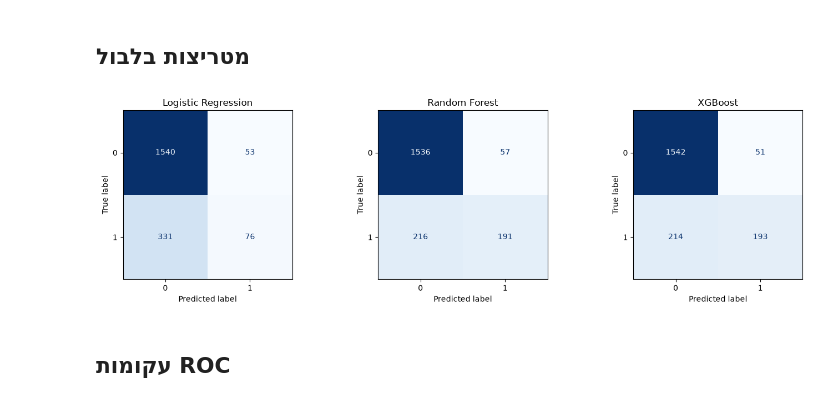
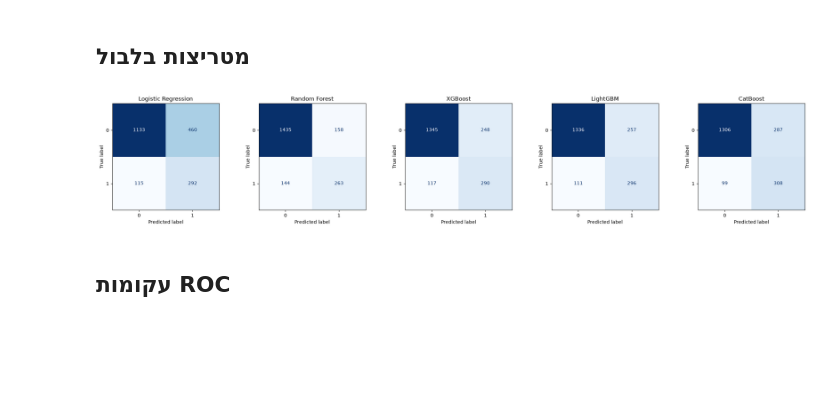
Before and after one commit to nuritfiliba79-spec/churn-logistic-regression-vs-random-forest, a Jupyter notebook: churn_lr_vs_rf.ipynb, the cells around one changed output. Drawn from its saved outputs; the diff is of its cells as text; code cells hidden in the pictures; blank space fills up the shorter version.

```diff
--- a/churn_lr_vs_rf.ipynb
+++ b/churn_lr_vs_rf.ipynb
@@ -53,8 +31,0 @@ train: (8000, 10)  test: (2000, 10)
-# %%
-models = {
-    'Logistic Regression': Pipeline([('prep', prep), ('clf', LogisticRegression(max_iter=1000))]),
-    'Random Forest': Pipeline([('prep', prep), ('clf', RandomForestClassifier(n_estimators=300, random_state=42, n_jobs=-1))]),
-    'XGBoost': Pipeline([('prep', prep), ('clf', XGBClassifier(max_depth=4, learning_rate=0.1, n_estimators=100, random_state=42))]),
-}
-for name, m in models.items():
-    m.fit(X_train, y_train)
@@ -60,0 +35,12 @@ for name, m in models.items():
+# %%
+print('missing values:', df.isna().sum().sum(), '| duplicate rows:', df.duplicated().sum())
+
+cat_cols = ['Geography', 'Gender']
+num_cols = ['CreditScore', 'Age', 'Tenure', 'Balance', 'NumOfProducts',
+            'HasCrCard', 'IsActiveMember', 'EstimatedSalary']
+
+data = df.drop(columns=['CustomerId', 'Surname'])
+data = pd.get_dummies(data, columns=cat_cols, drop_first=True, dtype=int)
+X = data.drop(columns=['Exited'])
+y = data['Exited']
+X.head()
@@ -60,0 +67,2 @@ for name, m in models.items():
+# %%
+prep = ColumnTransformer([('num', StandardScaler(), num_cols)], remainder='passthrough')
@@ -61,3 +149,5 @@ for name, m in models.items():
+# %%
+models = {name: gs.best_estimator_ for name, gs in searches.items()}
 # %% [markdown]
 ## השוואה לפי מדדים
 # %%
@@ -83,13 +175,13 @@ results
 # %% [markdown]
 ## מטריצות בלבול
 # %%
-fig, axes = plt.subplots(1, 3, figsize=(14, 4))
+fig, axes = plt.subplots(1, 5, figsize=(22, 4))
 for ax, (name, m) in zip(axes, models.items()):
     ConfusionMatrixDisplay.from_estimator(m, X_test, y_test, ax=ax, cmap='Blues', colorbar=False)
     ax.set_title(name)
 plt.tight_layout(); plt.show()
 # %% [output]
-[figure, old version]
+[figure, new version]
 # %% [markdown]
 ## עקומות ROC
 # %%
```
Also changed, not shown: parts of 17 cells of this notebook, 7 other files.
